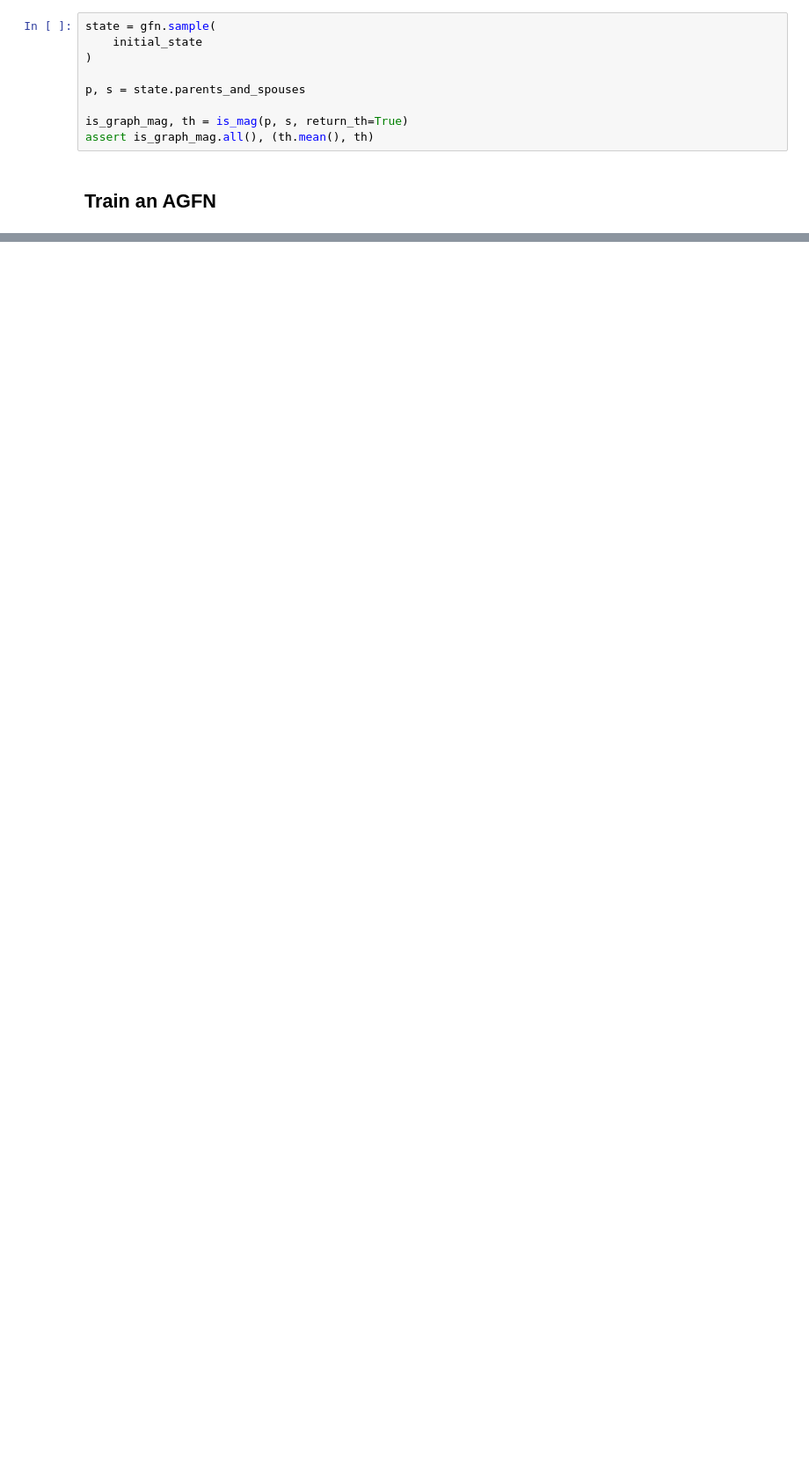
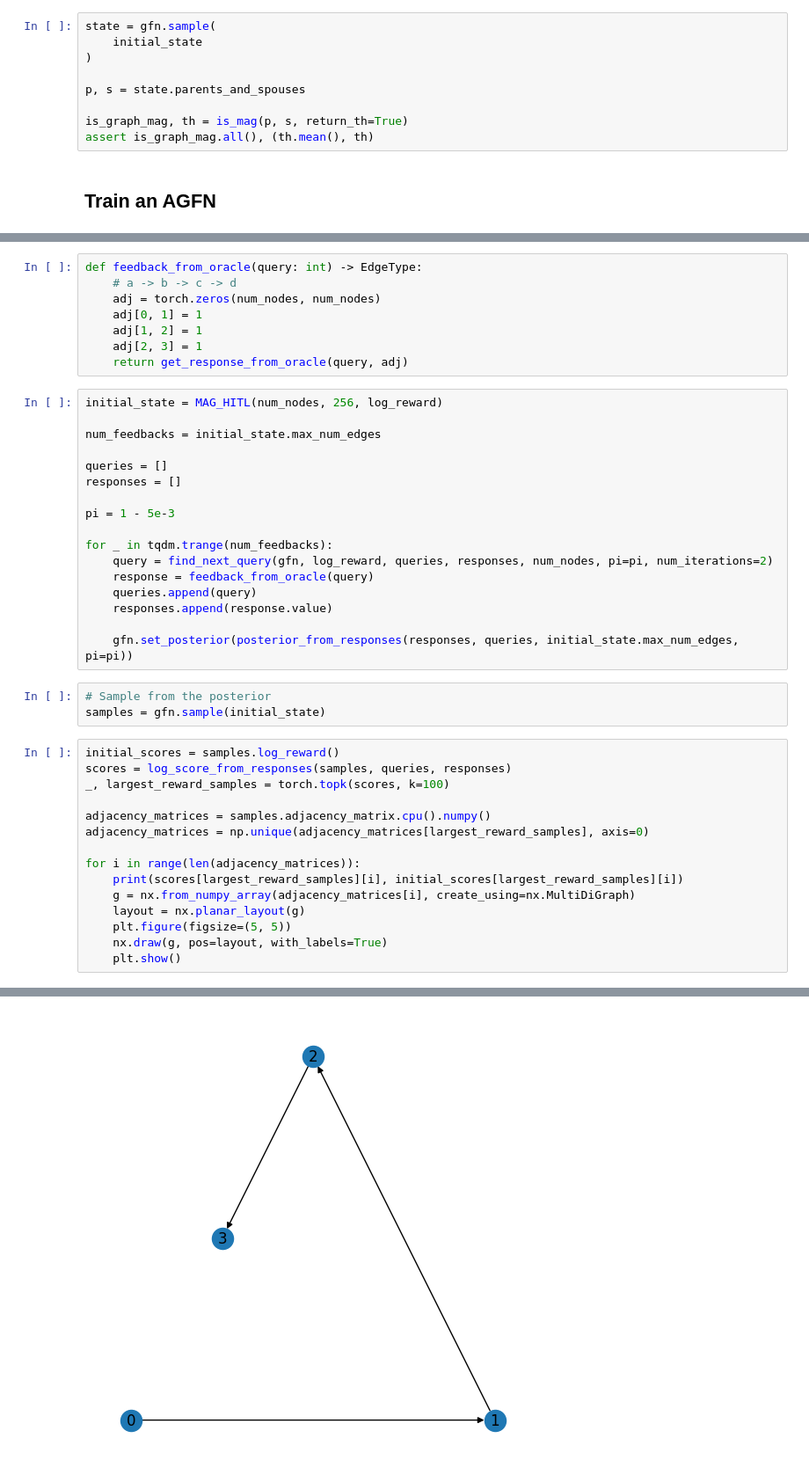
Before and after one commit to ML-FGV/agfn, a Jupyter notebook: examples/train_agfn.ipynb, the cells around one changed output, grey strips where cells are left out. Shown at 88% size. Drawn from its saved outputs; the diff is of its cells as text; blank space fills up the shorter version.

```diff
--- a/examples/train_agfn.ipynb
+++ b/examples/train_agfn.ipynb
@@ -127,0 +120,44 @@ for _ in pbar:
+# %%
+def feedback_from_oracle(query: int) -> EdgeType:
+    # a -> b -> c -> d
+    adj = torch.zeros(num_nodes, num_nodes)
+    adj[0, 1] = 1
+    adj[1, 2] = 1
+    adj[2, 3] = 1
+    return get_response_from_oracle(query, adj)
+# %%
+initial_state = MAG_HITL(num_nodes, 256, log_reward)
+
+num_feedbacks = initial_state.max_num_edges
+
+queries = []
+responses = []
+
+pi = 1 - 5e-3
+
+for _ in tqdm.trange(num_feedbacks):
+    query = find_next_query(gfn, log_reward, queries, responses, num_nodes, pi=pi, num_iterations=2)
+    response = feedback_from_oracle(query)
+    queries.append(query)
+    responses.append(response.value)
+
+    gfn.set_posterior(posterior_from_responses(responses, queries, initial_state.max_num_edges, pi=pi))
+# %%
+# Sample from the posterior
+samples = gfn.sample(initial_state)
+# %%
+initial_scores = samples.log_reward()
+scores = log_score_from_responses(samples, queries, responses)
+_, largest_reward_samples = torch.topk(scores, k=100)
+
+adjacency_matrices = samples.adjacency_matrix.cpu().numpy()
+adjacency_matrices = np.unique(adjacency_matrices[largest_reward_samples], axis=0)
+
+for i in range(len(adjacency_matrices)):
+    print(scores[largest_reward_samples][i], initial_scores[largest_reward_samples][i])
+    g = nx.from_numpy_array(adjacency_matrices[i], create_using=nx.MultiDiGraph)
+    layout = nx.planar_layout(g)
+    plt.figure(figsize=(5, 5))
+    nx.draw(g, pos=layout, with_labels=True)
+    plt.show()
+# %% [output]
@@ -127,0 +165 @@ for _ in pbar:
+[figure, added]
```
Also changed, not shown: parts of 10 cells of this notebook, 4 other files.
